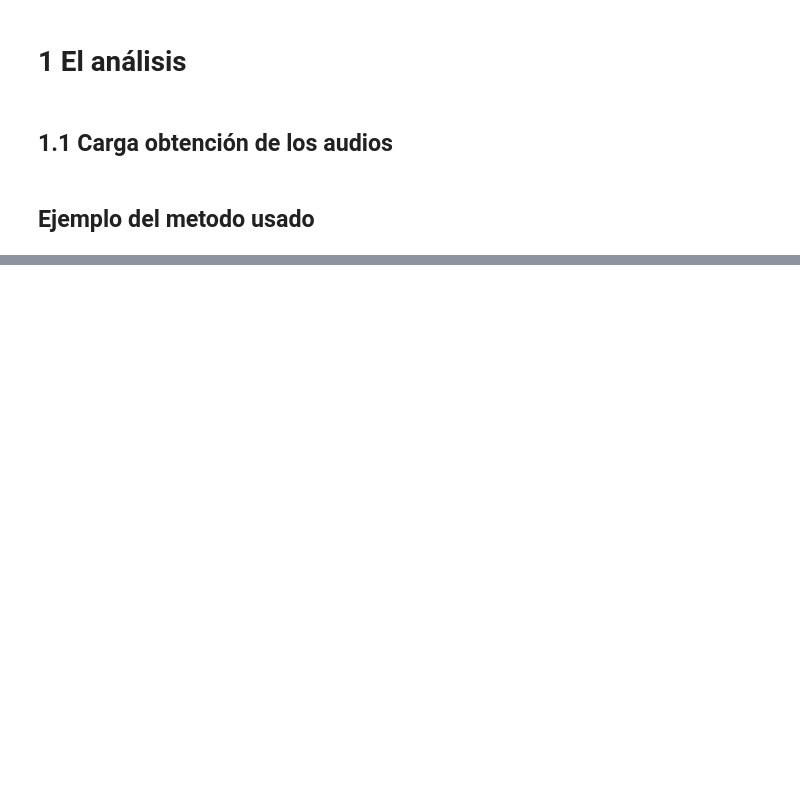
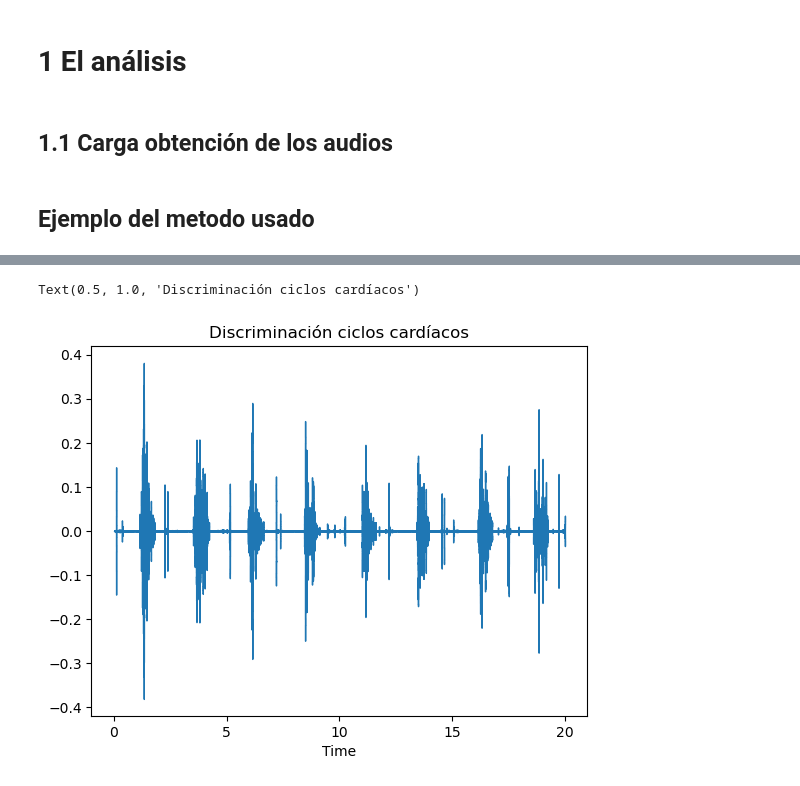
Before and after one commit to Ruizxp/Biosenales_El-Gran-Final, a Jupyter notebook: Proyecto_4.ipynb, the cells around one changed output, grey strips where cells are left out. Drawn from its saved outputs; the diff is of its cells as text; code cells hidden in the pictures; blank space fills up the shorter version.

```diff
--- a/Proyecto_4.ipynb
+++ b/Proyecto_4.ipynb
@@ -49,0 +127,17 @@ AttributeError: module 'special_fun' has no attribute 'mfreqz'
+# %%
+data_wavelet = pywt.wavedec( yfir, 'db6', level=8 )
+details = data_wavelet[1:]
+details_t = s.wthresh(details)
+rec=list()
+rec.append(data_wavelet[0])
+for i in range(len(details_t)):
+    rec.append(details_t[i])
+x_rec = pywt.waverec( rec, 'db6')
+x_rec = x_rec[0:y.shape[0]]
+y_fil=np.squeeze(yfir - x_rec)
+# %%
+librosa.display.waveshow(x_rec,sr=sr)
+plt.title("Discriminación ciclos cardíacos")
+# %% [output]
+Text(0.5, 1.0, 'Discriminación ciclos cardíacos')
+[figure, added]
```
Also changed, not shown: parts of 15 cells of this notebook, 1 other file.
